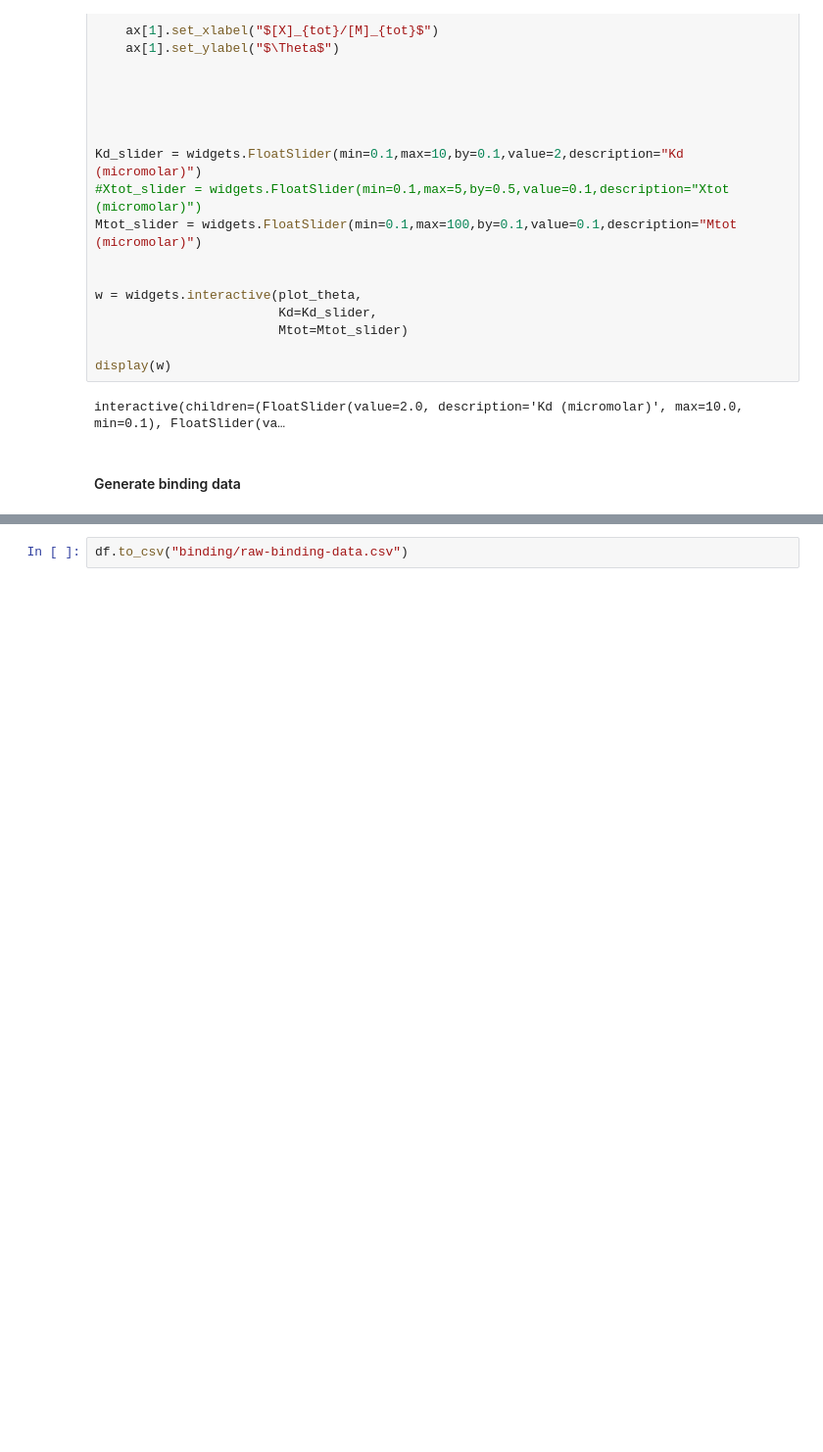
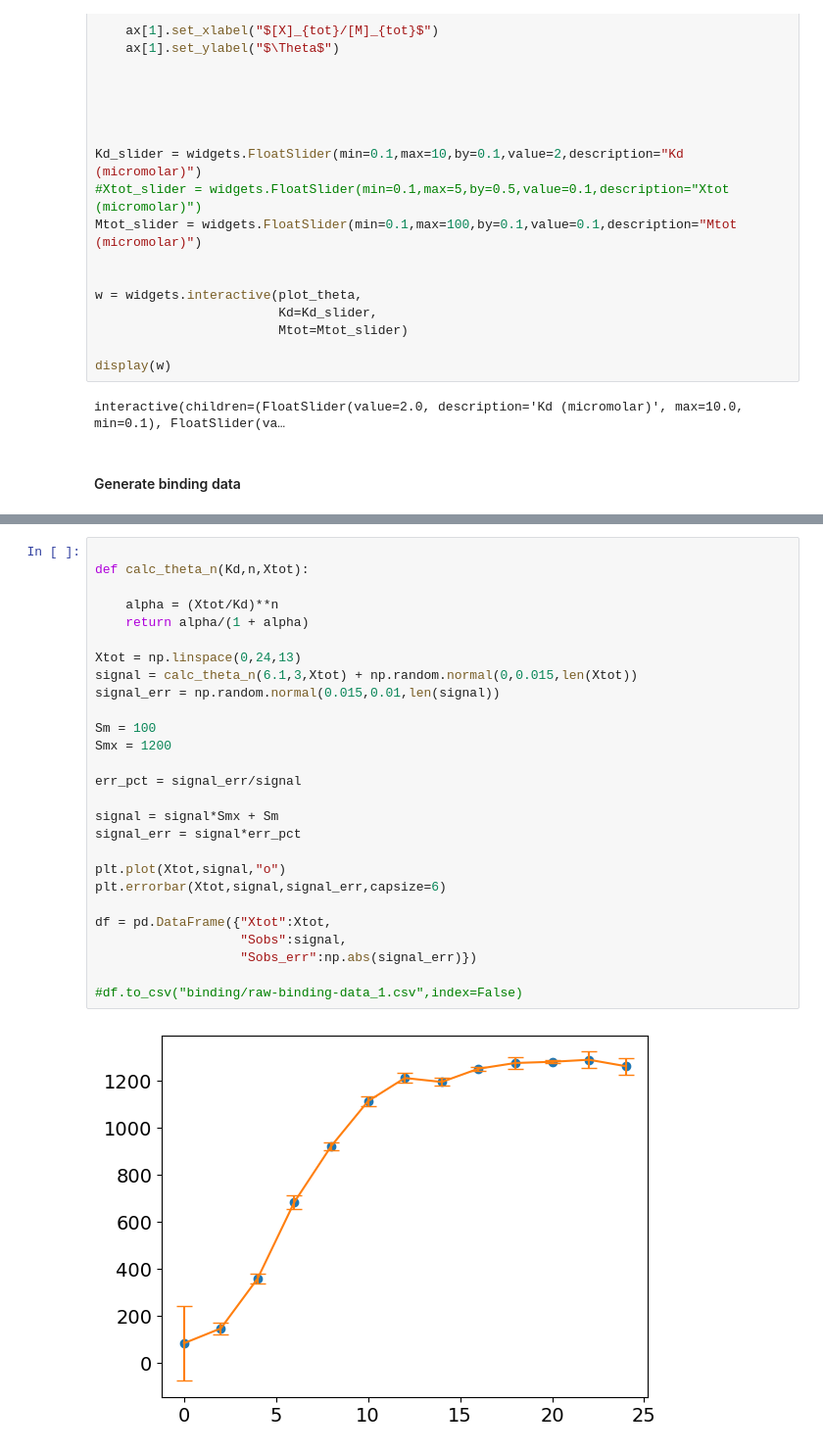
Before and after one commit to harmsm/biochem-jupyter-notebooks, a Jupyter notebook: binding-and-stoichiometry.ipynb, the cells around one changed output, grey strips where cells are left out. Shown at 98% size. Drawn from its saved outputs; the diff is of its cells as text; blank space fills up the shorter version.

```diff
--- a/binding-and-stoichiometry.ipynb
+++ b/binding-and-stoichiometry.ipynb
@@ -167,2 +171,29 @@ df = pd.DataFrame({"Xtot":Xtot,
-# %%
-df.to_csv("binding/raw-binding-data.csv")
+# %%
+
+def calc_theta_n(Kd,n,Xtot):
+
+    alpha = (Xtot/Kd)**n
+    return alpha/(1 + alpha)
+
+Xtot = np.linspace(0,24,13)
+signal = calc_theta_n(6.1,3,Xtot) + np.random.normal(0,0.015,len(Xtot))
+signal_err = np.random.normal(0.015,0.01,len(signal))
+
+Sm = 100
+Smx = 1200
+
+err_pct = signal_err/signal
+
+signal = signal*Smx + Sm
+signal_err = signal*err_pct
+
+plt.plot(Xtot,signal,"o")
+plt.errorbar(Xtot,signal,signal_err,capsize=6)
+
+df = pd.DataFrame({"Xtot":Xtot,
+                   "Sobs":signal,
+                   "Sobs_err":np.abs(signal_err)})
+
+#df.to_csv("binding/raw-binding-data_1.csv",index=False)
+# %% [output]
+[figure, added]
```
Also changed, not shown: parts of 1 cell of this notebook, 5 other files.
